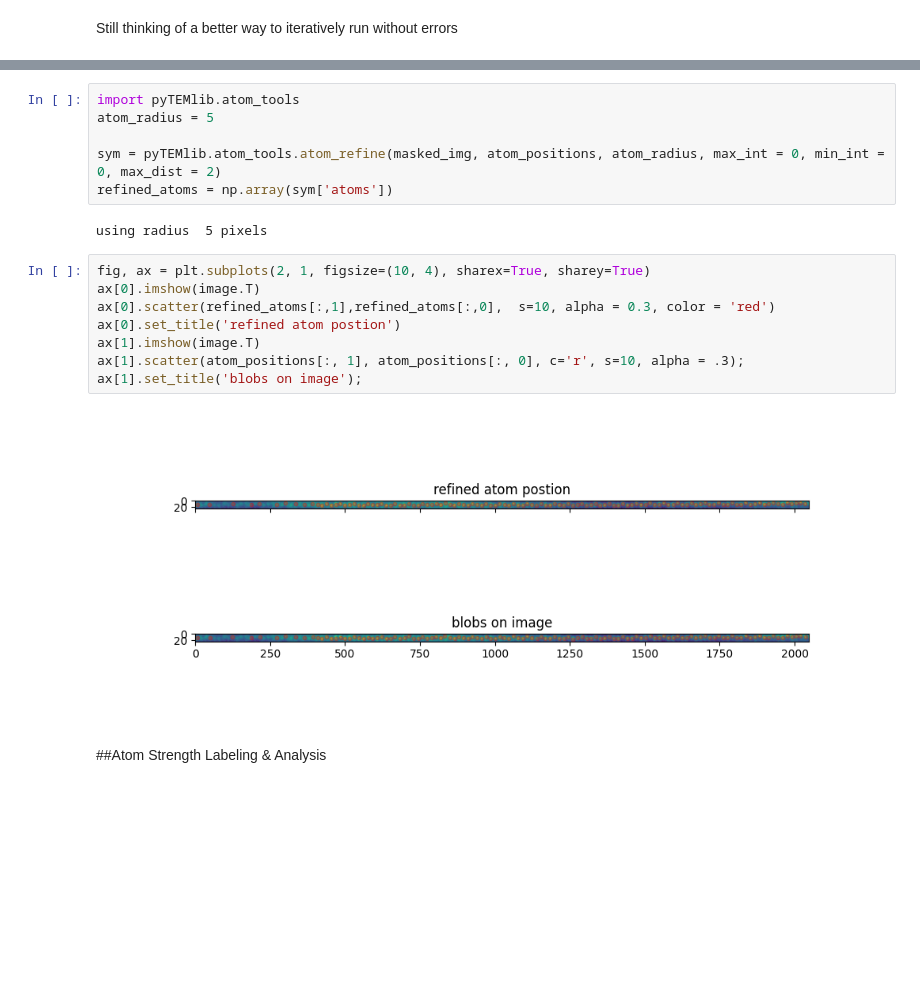
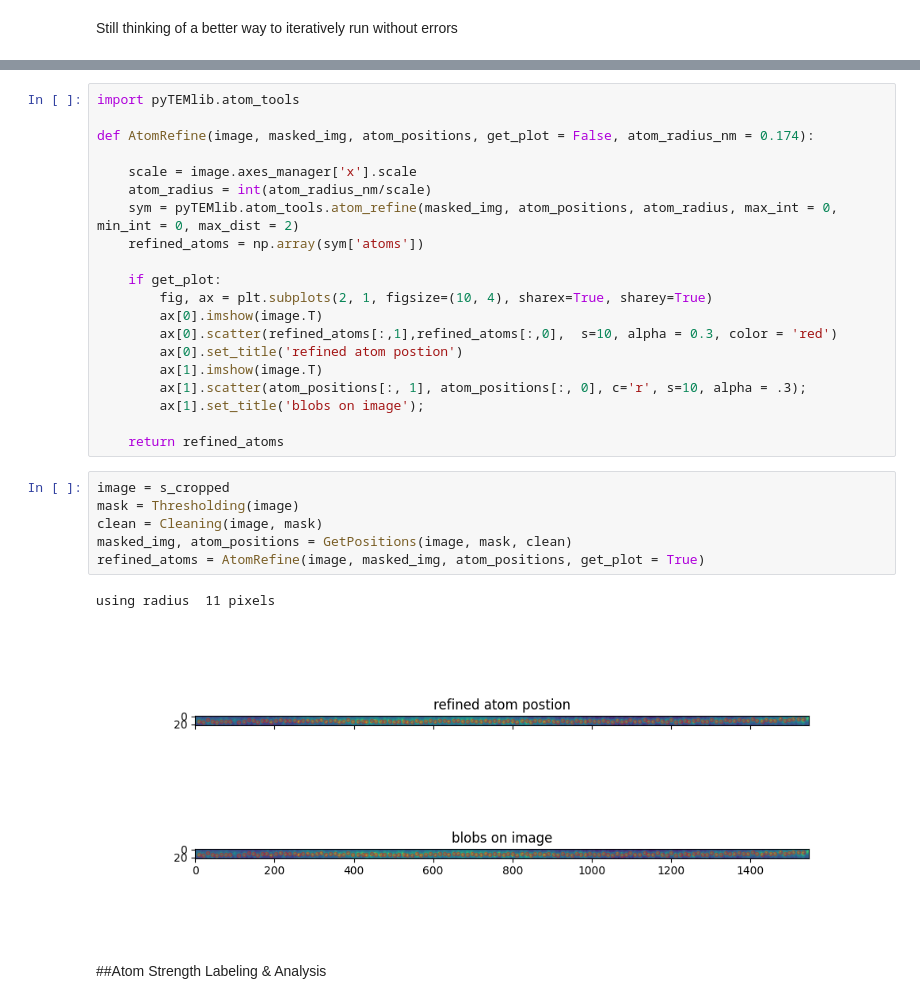
Before and after one commit to jiananwu72/LuFeO3Detect, a Jupyter notebook: LuFeO3/LFOWindowingAutomated.ipynb, the cells around one changed output, grey strips where cells are left out. Saved outputs shown, nothing was run; the diff lists cells and outputs as text; blank space fills up the shorter version.

```diff
--- a/LuFeO3/LFOWindowingAutomated.ipynb
+++ b/LuFeO3/LFOWindowingAutomated.ipynb
@@ -210,21 +211,32 @@ plt.show()
-# %%
-import pyTEMlib.atom_tools
-atom_radius = 5
-
-sym = pyTEMlib.atom_tools.atom_refine(masked_img, atom_positions, atom_radius, max_int = 0, min_int = 0, max_dist = 2)
-refined_atoms = np.array(sym['atoms'])
-# %% [output]
-using radius  5 pixels
 # %%
-fig, ax = plt.subplots(2, 1, figsize=(10, 4), sharex=True, sharey=True)
-ax[0].imshow(image.T)
-ax[0].scatter(refined_atoms[:,1],refined_atoms[:,0],  s=10, alpha = 0.3, color = 'red')
-ax[0].set_title('refined atom postion')
-ax[1].imshow(image.T)
-ax[1].scatter(atom_positions[:, 1], atom_positions[:, 0], c='r', s=10, alpha = .3);
-ax[1].set_title('blobs on image');
+import pyTEMlib.atom_tools
+
+def AtomRefine(image, masked_img, atom_positions, get_plot = False, atom_radius_nm = 0.174):
+
+    scale = image.axes_manager['x'].scale
+    atom_radius = int(atom_radius_nm/scale)
+    sym = pyTEMlib.atom_tools.atom_refine(masked_img, atom_positions, atom_radius, max_int = 0, min_int = 0, max_dist = 2)
+    refined_atoms = np.array(sym['atoms'])
+
+    if get_plot:
+        fig, ax = plt.subplots(2, 1, figsize=(10, 4), sharex=True, sharey=True)
+        ax[0].imshow(image.T)
+        ax[0].scatter(refined_atoms[:,1],refined_atoms[:,0],  s=10, alpha = 0.3, color = 'red')
+        ax[0].set_title('refined atom postion')
+        ax[1].imshow(image.T)
+        ax[1].scatter(atom_positions[:, 1], atom_positions[:, 0], c='r', s=10, alpha = .3);
+        ax[1].set_title('blobs on image');
+
+    return refined_atoms
-# %% [output]
-[figure, removed]
+# %%
+image = s_cropped
+mask = Thresholding(image)
+clean = Cleaning(image, mask)
+masked_img, atom_positions = GetPositions(image, mask, clean)
+refined_atoms = AtomRefine(image, masked_img, atom_positions, get_plot = True)
+# %% [output]
+using radius  11 pixels
+[figure, added]
 # %% [markdown]
 ##Atom Strength Labeling & Analysis
 # %%
```
Also changed, not shown: parts of 7 cells of this notebook.
